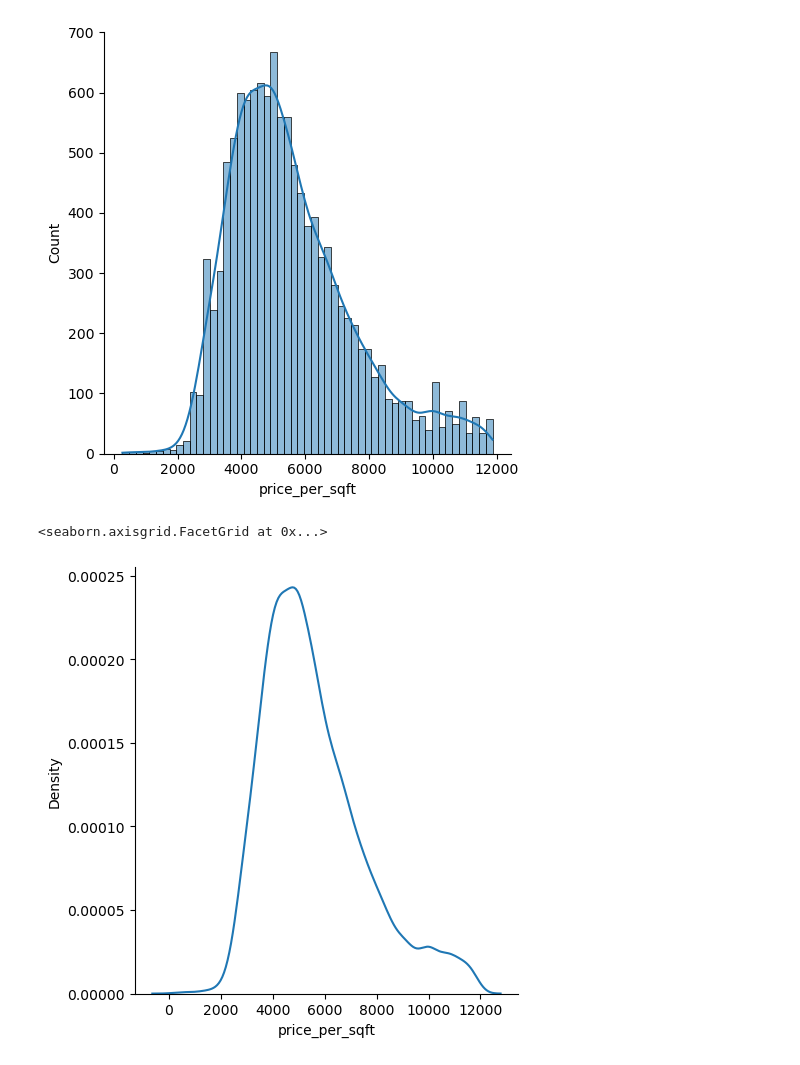
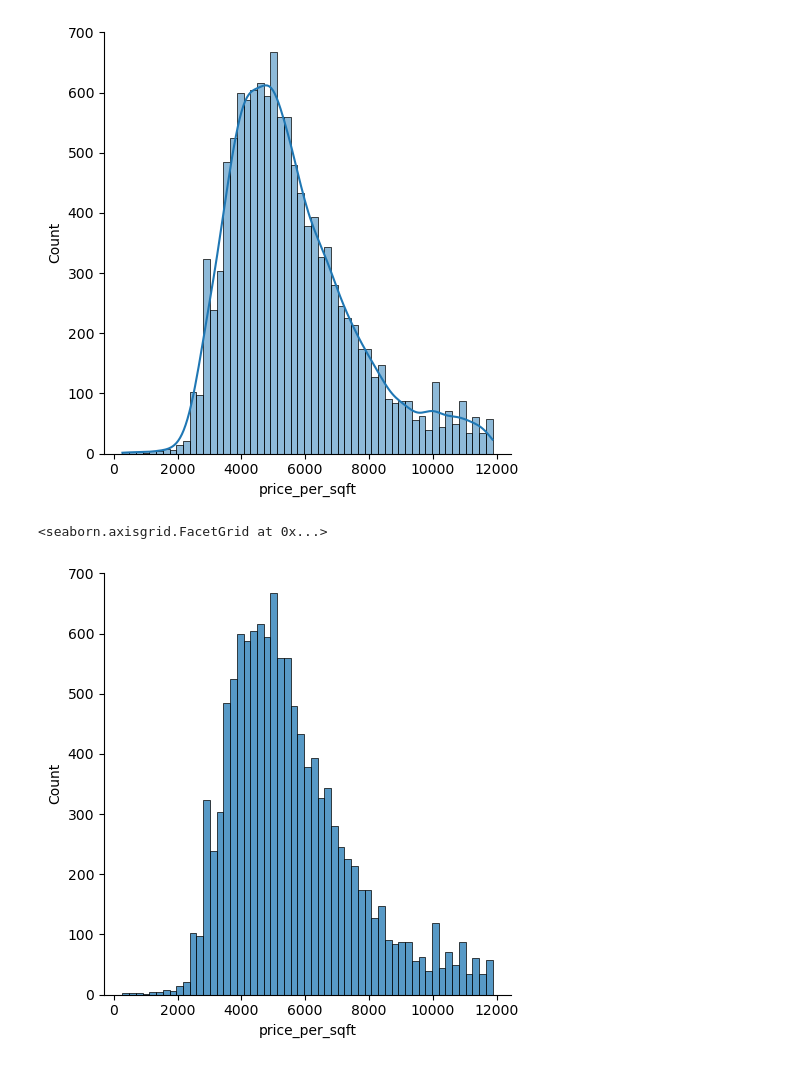
Before and after one commit to GichukiEdwin/Advanced_EDA_and_Feature_Engineering, a Jupyter notebook: House_Price_in_Banglore.ipynb, the cells around one changed output. Drawn from its saved outputs; the diff is of its cells as text; code cells hidden in the pictures.

```diff
--- a/House_Price_in_Banglore.ipynb
+++ b/House_Price_in_Banglore.ipynb
@@ -147,7 +148,7 @@ sns.displot(df2['price_per_sqft'],kde=True)
 <seaborn.axisgrid.FacetGrid at 0x...>
 [figure]
 # %%
-sns.displot(df2['price_per_sqft'],kind='kde')
+sns.displot(df2['price_per_sqft'])
 # %% [output]
 <seaborn.axisgrid.FacetGrid at 0x...>
-[figure, old version]
+[figure, new version]
```
Also changed, not shown: parts of 23 cells of this notebook, 1 other file.
